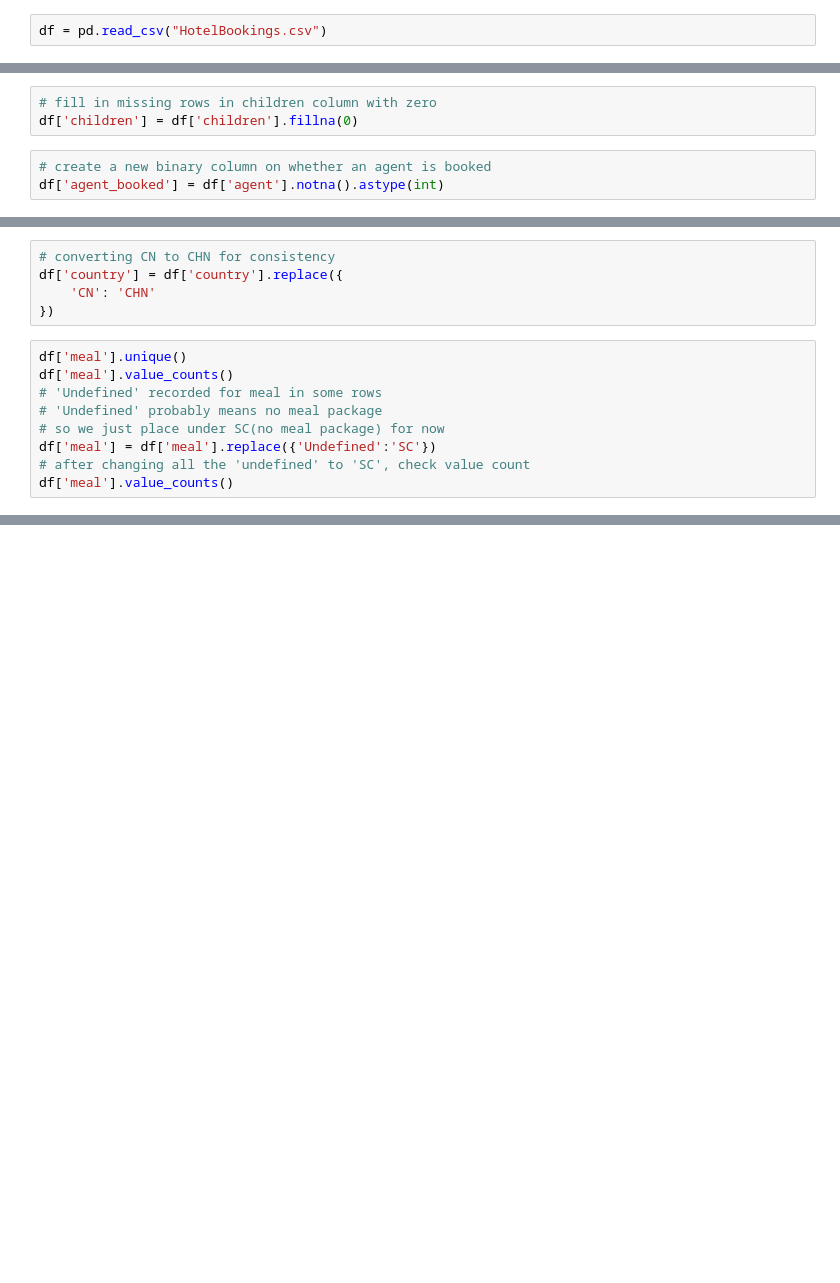
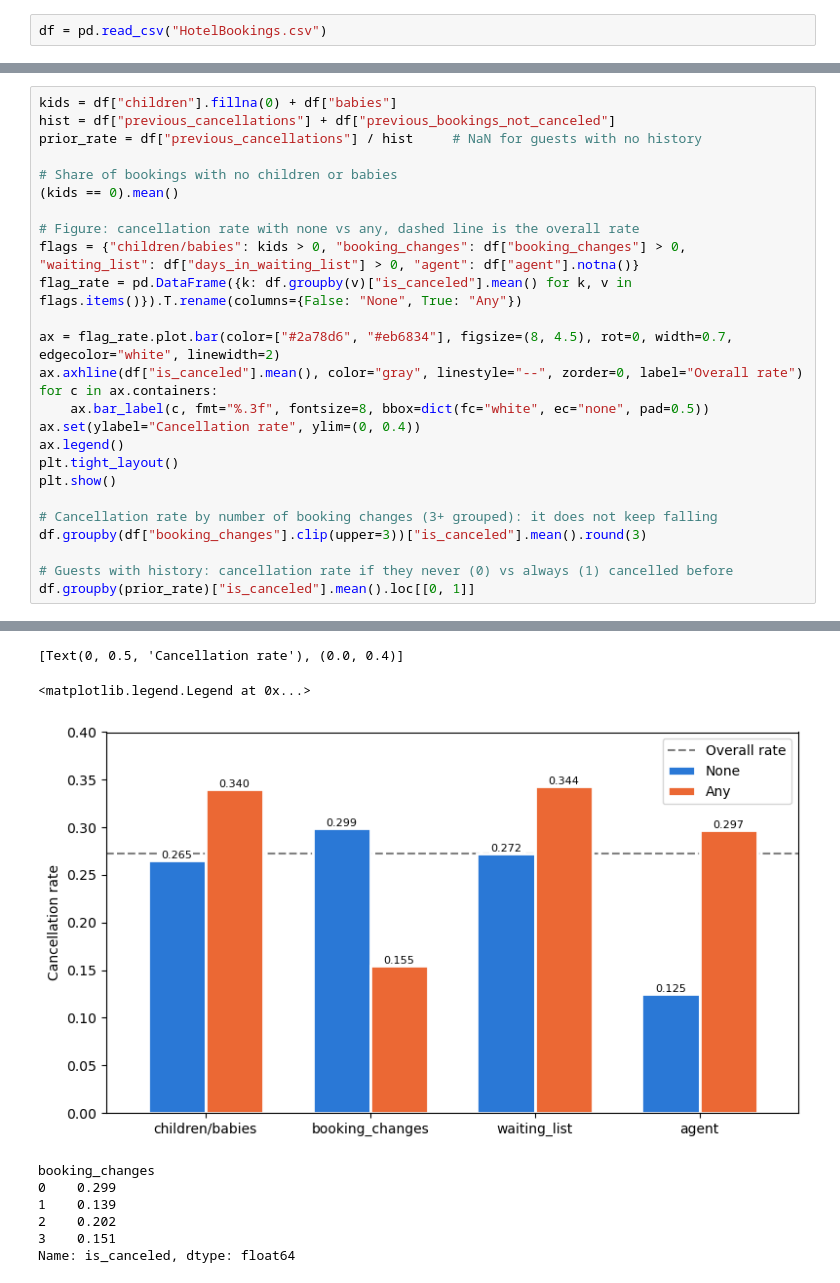
Before and after one commit to ErikS234/DSA312-Group-Project, a Jupyter notebook: Team Project.ipynb, the cells around one changed output, grey strips where cells are left out. Drawn from its saved outputs; the diff is of its cells as text; blank space fills up the shorter version.

```diff
--- a/Team Project.ipynb
+++ b/Team Project.ipynb
@@ -36,6 +14,0 @@ df['room_changed'] = (
-# %%
-# fill in missing rows in children column with zero
-df['children'] = df['children'].fillna(0)
-# %%
-# create a new binary column on whether an agent is booked
-df['agent_booked'] = df['agent'].notna().astype(int)
@@ -140,14 +14,0 @@ df[df['country'].str.len() != 3]['country'].value_counts()
-# %%
-# converting CN to CHN for consistency
-df['country'] = df['country'].replace({
-    'CN': 'CHN'
-})
-# %%
-df['meal'].unique()
-df['meal'].value_counts()
-# 'Undefined' recorded for meal in some rows
-# 'Undefined' probably means no meal package
-# so we just place under SC(no meal package) for now
-df['meal'] = df['meal'].replace({'Undefined':'SC'})
-# after changing all the 'undefined' to 'SC', check value count
-df['meal'].value_counts()
@@ -159,0 +190,27 @@ profile.to_file("hotelbookings_profiling_report.html")
+# %%
+kids = df["children"].fillna(0) + df["babies"]
+hist = df["previous_cancellations"] + df["previous_bookings_not_canceled"]
+prior_rate = df["previous_cancellations"] / hist     # NaN for guests with no history
+
+# Share of bookings with no children or babies
+(kids == 0).mean()
+
+# Figure: cancellation rate with none vs any, dashed line is the overall rate
+flags = {"children/babies": kids > 0, "booking_changes": df["booking_changes"] > 0, "waiting_list": df["days_in_waiting_list"] > 0, "agent": df["agent"].notna()}
+flag_rate = pd.DataFrame({k: df.groupby(v)["is_canceled"].mean() for k, v in flags.items()}).T.rename(columns={False: "None", True: "Any"})
+
+ax = flag_rate.plot.bar(color=["#2a78d6", "#eb6834"], figsize=(8, 4.5), rot=0, width=0.7, edgecolor="white", linewidth=2)
+ax.axhline(df["is_canceled"].mean(), color="gray", linestyle="--", zorder=0, label="Overall rate")
+for c in ax.containers:
+    ax.bar_label(c, fmt="%.3f", fontsize=8, bbox=dict(fc="white", ec="none", pad=0.5))
+ax.set(ylabel="Cancellation rate", ylim=(0, 0.4))
+ax.legend()
+plt.tight_layout()
+plt.show()
+
+# Cancellation rate by number of booking changes (3+ grouped): it does not keep falling
+df.groupby(df["booking_changes"].clip(upper=3))["is_canceled"].mean().round(3)
+
+# Guests with history: cancellation rate if they never (0) vs always (1) cancelled before
+df.groupby(prior_rate)["is_canceled"].mean().loc[[0, 1]]
+# %% [output]
@@ -159,0 +227,9 @@ profile.to_file("hotelbookings_profiling_report.html")
+[Text(0, 0.5, 'Cancellation rate'), (0.0, 0.4)]
+<matplotlib.legend.Legend at 0x...>
+[figure, added]
+booking_changes
+0    0.299
+1    0.139
+2    0.202
+3    0.151
+Name: is_canceled, dtype: float64
```
Also changed, not shown: parts of 53 cells of this notebook.
